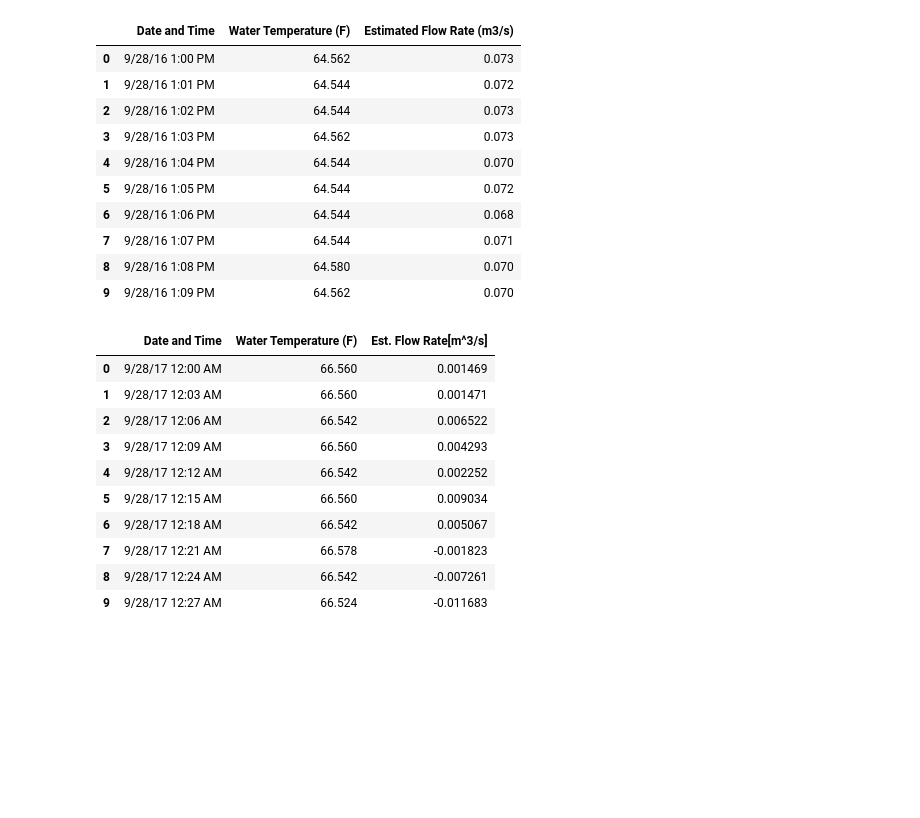
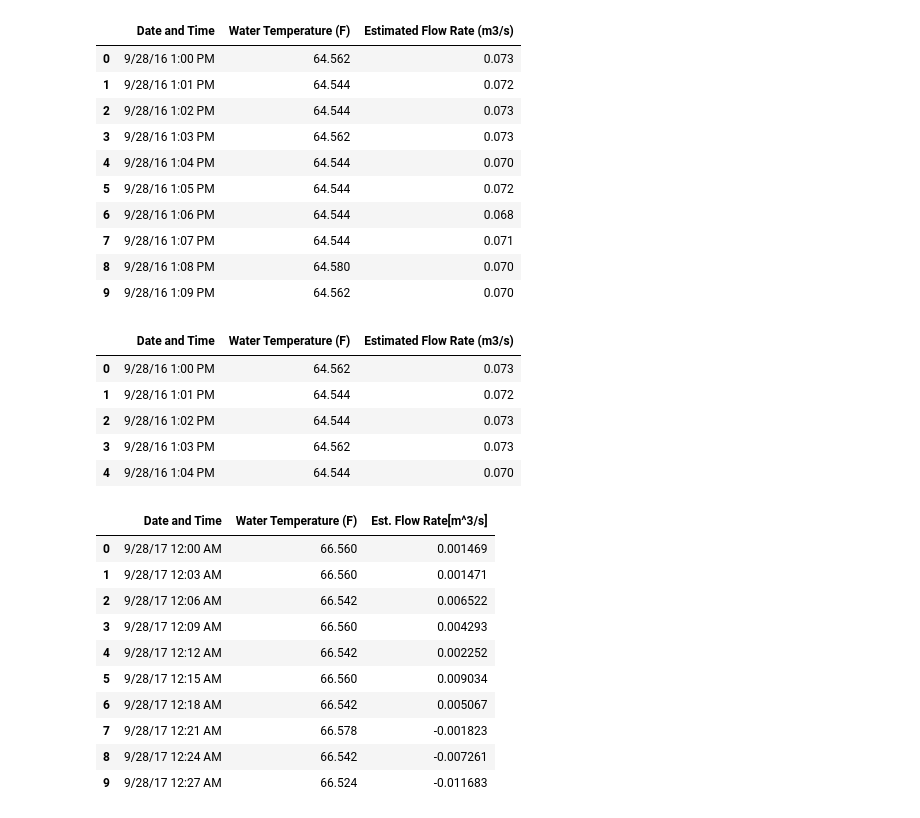
Before and after one commit to StevenXJiang/DataScienceModule2, a Jupyter notebook: ISEN_370_Module_2_Project_Demo.ipynb, the cells around one changed output. Saved outputs shown, nothing was run; the diff lists cells and outputs as text; code cells hidden in the pictures; blank space fills up the shorter version.

```diff
--- a/ISEN_370_Module_2_Project_Demo.ipynb
+++ b/ISEN_370_Module_2_Project_Demo.ipynb
@@ -35,6 +39,16 @@ df1.head(10)
 | 7 | 9/28/16 1:07 PM | 64.544 | 0.071 |
 | 8 | 9/28/16 1:08 PM | 64.580 | 0.070 |
 | 9 | 9/28/16 1:09 PM | 64.562 | 0.070 |
+# %%
+df11=df1[df1['Date and Time'].astype(str).str[:7]=='9/28/16']
+df11.head(5)
+# %% [output]
+|  | Date and Time | Water Temperature (F) | Estimated Flow Rate (m3/s) |
+| 0 | 9/28/16 1:00 PM | 64.562 | 0.073 |
+| 1 | 9/28/16 1:01 PM | 64.544 | 0.072 |
+| 2 | 9/28/16 1:02 PM | 64.544 | 0.073 |
+| 3 | 9/28/16 1:03 PM | 64.562 | 0.073 |
+| 4 | 9/28/16 1:04 PM | 64.544 | 0.070 |
 # %%
 df2=pd.read_csv(data_url2)
 df2.head(10)
```
Also changed, not shown: parts of 17 cells of this notebook.
